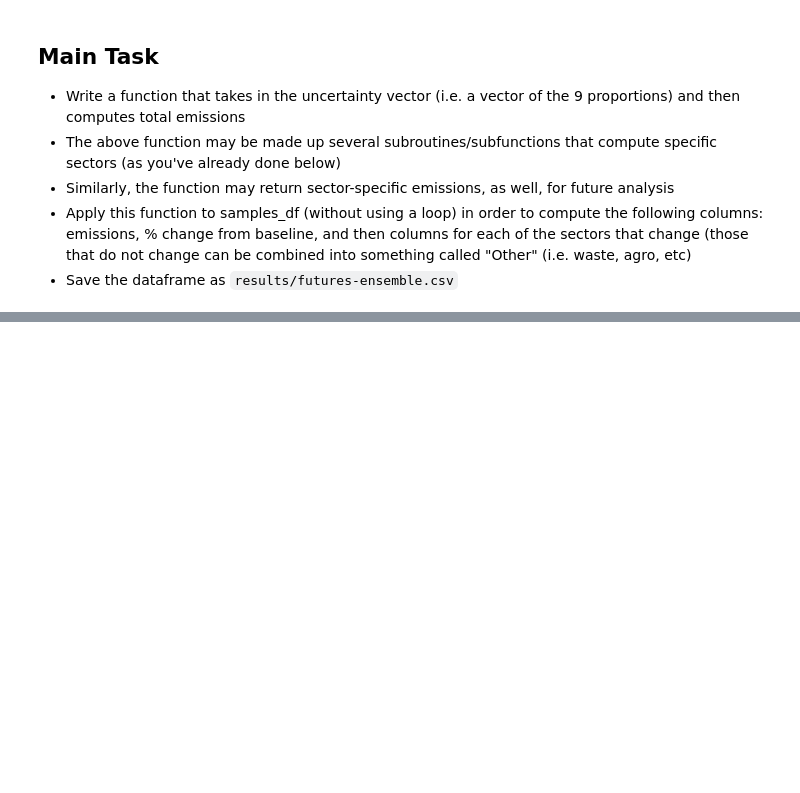
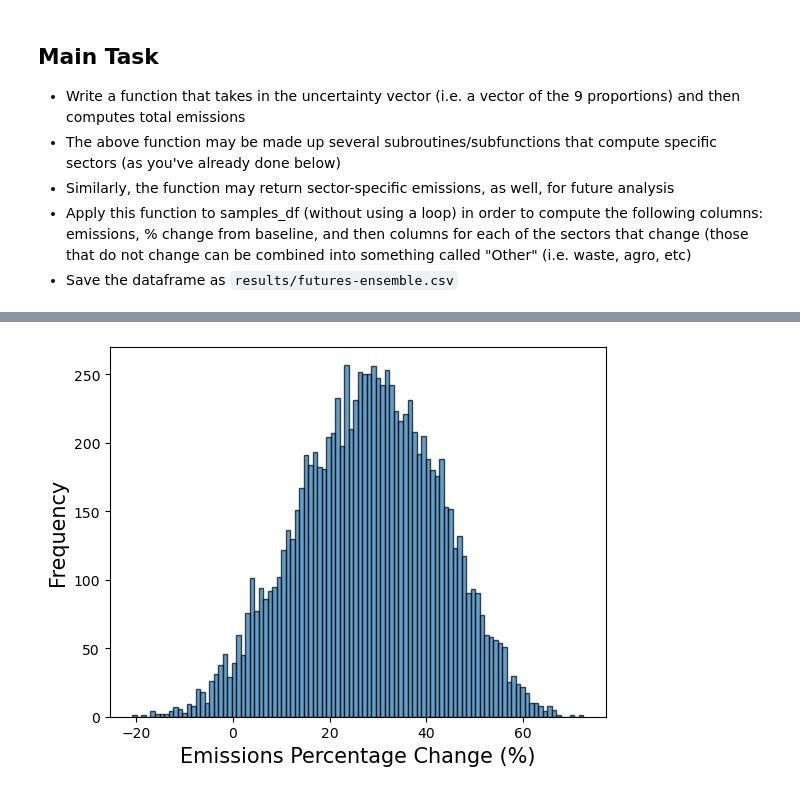
Before and after one commit to narslab/tracking-msa-ghg, a Jupyter notebook: bin/jupyter/futures-generation.ipynb, the cells around one changed output, grey strips where cells are left out. Drawn from its saved outputs; the diff is of its cells as text; code cells hidden in the pictures; blank space fills up the shorter version.

```diff
--- a/bin/jupyter/futures-generation.ipynb
+++ b/bin/jupyter/futures-generation.ipynb
@@ -425,0 +142,9 @@ plt.show()
+# %%
+Epercent=results.iloc[:,10]
+
+plt.hist(Epercent, bins=100, edgecolor='black', alpha=0.7)
+plt.xlabel("Emissions Percentage Change (%)", fontsize=15)  # Adding x-axis title
+plt.ylabel("Frequency", fontsize=15)  # Optional: Adding y-axis title for clarity
+plt.savefig('../../figures/emissions-percentage-change.png', dpi=600, bbox_inches='tight')
+# %% [output]
+[figure, added]
```
Also changed, not shown: parts of 30 cells of this notebook, 8 other files.
